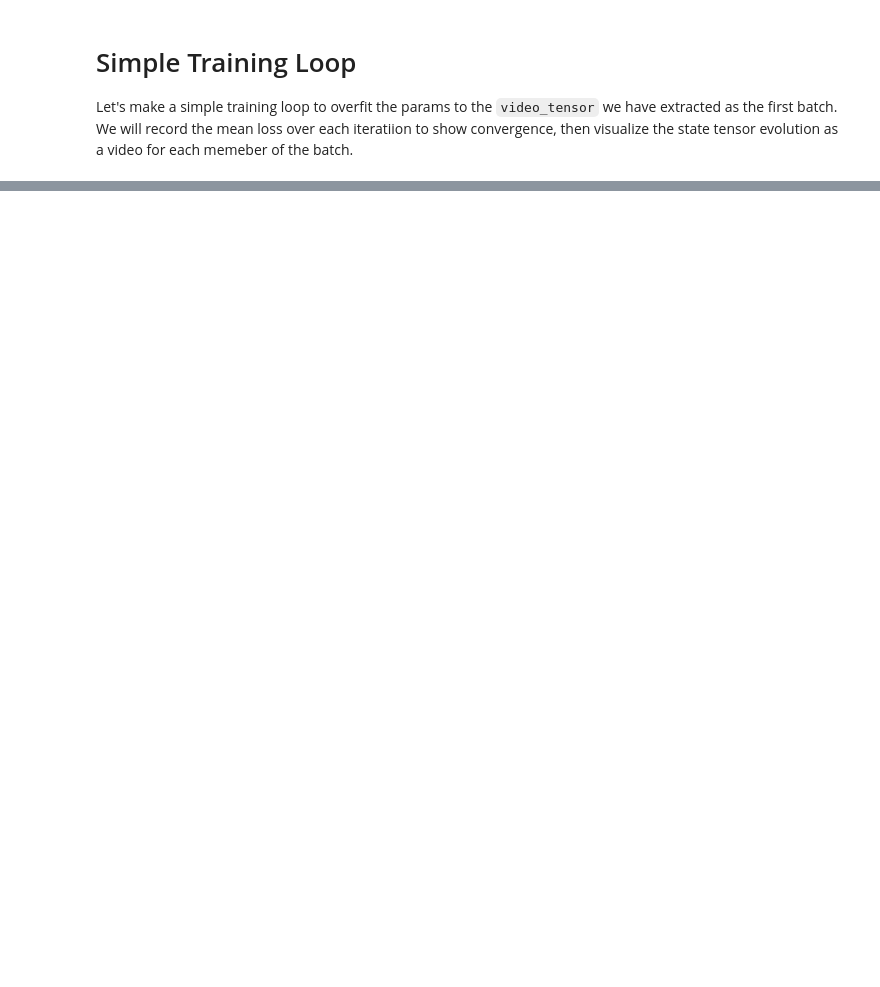
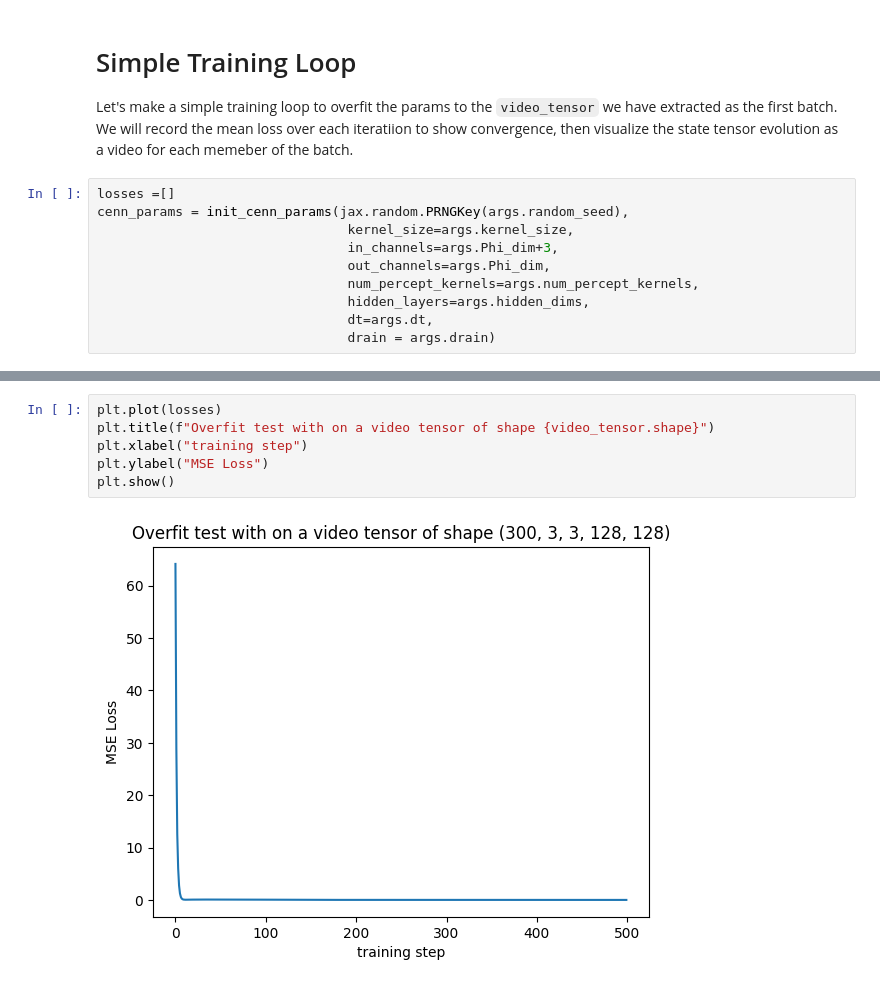
Before and after one commit to amanb2000/Computronium, a Jupyter notebook: notebooks/02_2D_Computronium.ipynb, the cells around one changed output, grey strips where cells are left out. Cells and saved outputs as stored; diff of their text form; blank space fills up the shorter version.

```diff
--- a/notebooks/02_2D_Computronium.ipynb
+++ b/notebooks/02_2D_Computronium.ipynb
@@ -553,6 +564,16 @@ Let's make a simple training loop to overfit the params to the `video_tensor`
 we have extracted as the first batch. We will record the mean loss over each
 iteratiion to show convergence, then visualize the state tensor evolution as a
 video for each memeber of the batch.
+# %%
+losses =[]
+cenn_params = init_cenn_params(jax.random.PRNGKey(args.random_seed),
+                                kernel_size=args.kernel_size,
+                                in_channels=args.Phi_dim+3,
+                                out_channels=args.Phi_dim,
+                                num_percept_kernels=args.num_percept_kernels,
+                                hidden_layers=args.hidden_dims,
+                                dt=args.dt,
+                                drain = args.drain)
 # %%
 def update_params(params, grads, lr):
     return jax.tree.map(lambda p, g: p - lr * g, params, grads)
@@ -594,0 +697,8 @@ Phi 0 shape and batch_size:  (6, 16, 128, 128) 6
+# %%
+plt.plot(losses)
+plt.title(f"Overfit test with on a video tensor of shape {video_tensor.shape}")
+plt.xlabel("training step")
+plt.ylabel("MSE Loss")
+plt.show()
+# %% [output]
+[figure, added]
```
Also changed, not shown: parts of 19 cells of this notebook.
